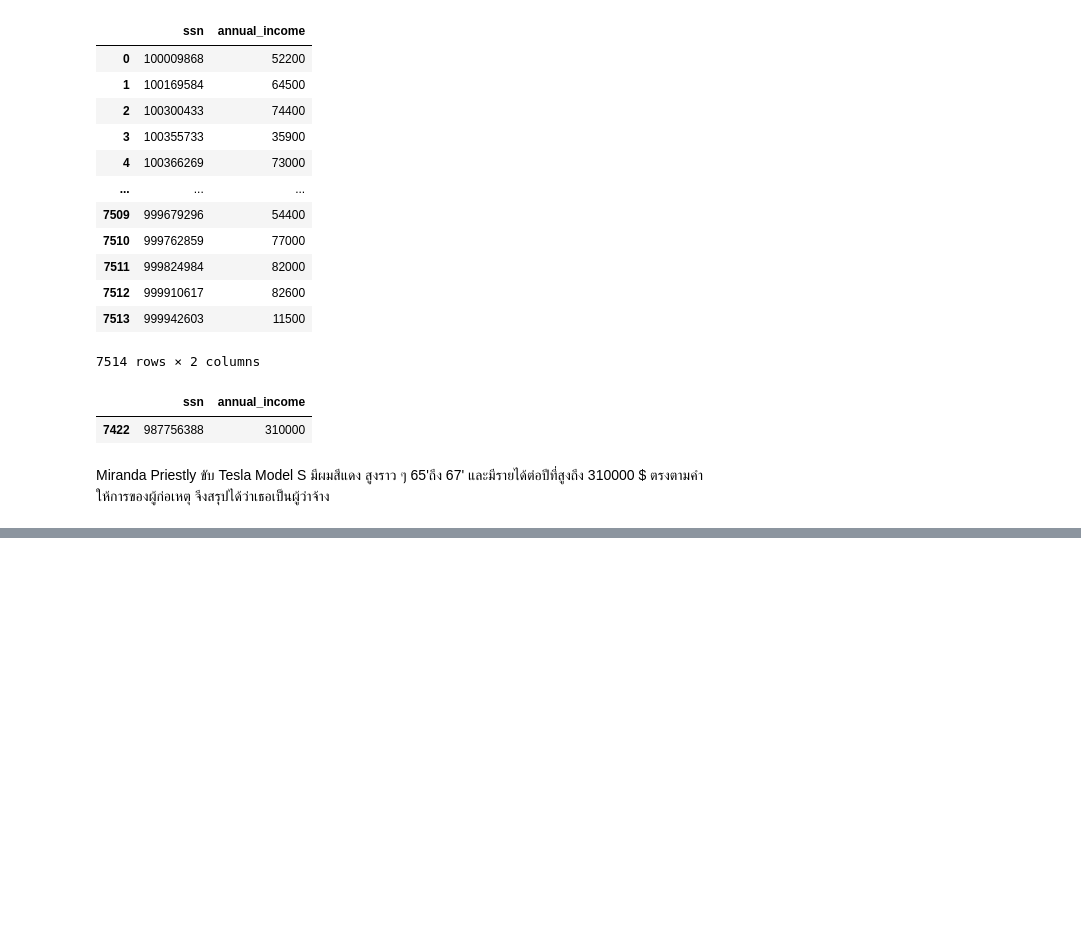
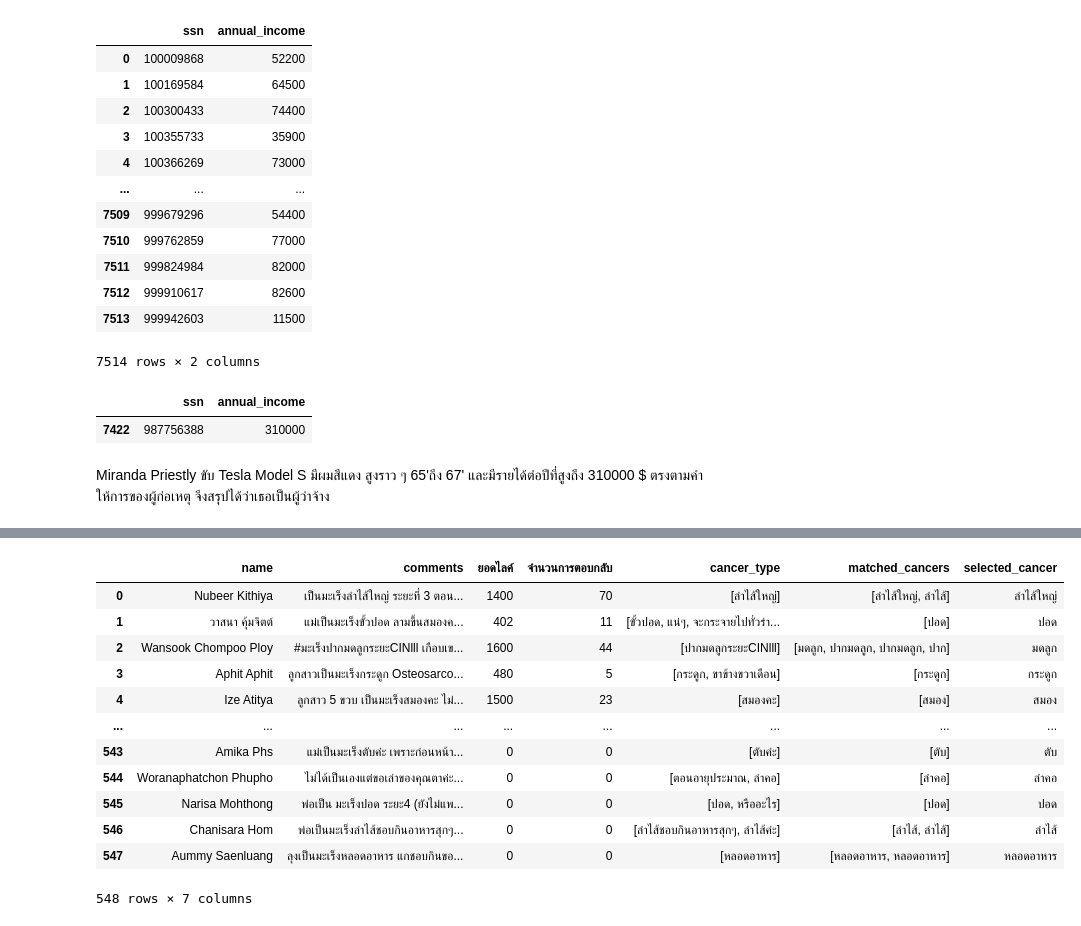
Before and after one commit to Meaiie/Data_viz_Midterm, a Jupyter notebook: Midterm_exam.ipynb, the cells around one changed output, grey strips where cells are left out. Cells and saved outputs as stored; diff of their text form; code cells hidden in the pictures; blank space fills up the shorter version.

```diff
--- a/Midterm_exam.ipynb
+++ b/Midterm_exam.ipynb
@@ -434,0 +664,35 @@ Miranda Priestly ขับ Tesla Model S มีผมสีแดง สูง
+# %%
+def replace_cancer_names(cancer_name):
+  if cancer_name == 'ลำใส้' or cancer_name == 'ลำใส่':
+    return 'ลำไส้'
+  if cancer_name == 'ไทรอย' or cancer_name == 'ไทรอยด์':
+    return 'ต่อมไทรอยด์'
+  if cancer_name == 'กะเพาะปัสสาวะ':
+    return 'กระเพาะปัสสาวะ'
+  if cancer_name == 'กระเพาะ':
+    return 'กระเพาะอาหาร'
+  if cancer_name == 'ท่อน้ําดี':
+    return 'ท่อน้ำดี'
+  if cancer_name == 'ปาก':
+    return 'ช่องปาก'
+  else:
+    return cancer_name
+
+data_cancer['selected_cancer'] = data_cancer['selected_cancer'].apply(replace_cancer_names)
+
+# แสดง DataFrame พร้อมค่าที่ถูกแทนที่
+data_cancer
+# %% [output]
+|  | name | comments | ยอดไลค์ | จำนวนการตอบกลับ | cancer_type | matched_cancers | selected_cancer |
+| 0 | Nubeer Kithiya | เป็นมะเร็งลำไส้ใหญ่ ระยะที่ 3 ตอน... | 1400 | 70 | [ลำไส้ใหญ่] | [ลำไส้ใหญ่, ลำไส้] | ลำไส้ใหญ่ |
+| 1 | วาสนา คุ้มจิตต์ | แม่เป็นมะเร็งขั้วปอด ลามขึ้นสมองค... | 402 | 11 | [ขั้วปอด, แน่ๆ, จะกระจายไปทั่วร่า... | [ปอด] | ปอด |
+| 2 | Wansook Chompoo Ploy | #มะเร็งปากมดลูกระยะCINlll เกือบเข... | 1600 | 44 | [ปากมดลูกระยะCINlll] | [มดลูก, ปากมดลูก, ปากมดลูก, ปาก] | มดลูก |
+| 3 | Aphit Aphit | ลูกสาวเป็นมะเร็งกระดูก Osteosarco... | 480 | 5 | [กระดูก, ขาข้างขวาเดือน] | [กระดูก] | กระดูก |
+| 4 | Ize Atitya | ลูกสาว 5 ขวบ เป็นมะเร็งสมองคะ ไม่... | 1500 | 23 | [สมองคะ] | [สมอง] | สมอง |
+| ... | ... | ... | ... | ... | ... | ... | ... |
+| 543 | Amika Phs | แม่เป็นมะเร็งตับค่ะ เพราะก่อนหน้า... | 0 | 0 | [ตับค่ะ] | [ตับ] | ตับ |
+| 544 | Woranaphatchon Phupho | ไม่ได้เป็นเองแต่ขอเล่าของคุณตาค่ะ... | 0 | 0 | [ตอนอายุประมาณ, ลำคอ] | [ลำคอ] | ลำคอ |
+| 545 | Narisa Mohthong | พ่อเป็น มะเร็งปอด ระยะ4 (ยังไม่แพ... | 0 | 0 | [ปอด, หรืออะไร] | [ปอด] | ปอด |
+| 546 | Chanisara Hom | พ่อเป็นมะเร็งลำไส้ชอบกินอาหารสุกๆ... | 0 | 0 | [ลำไส้ชอบกินอาหารสุกๆ, ลำไส้ค่ะ] | [ลำไส้, ลำไส้] | ลำไส้ |
+| 547 | Aummy Saenluang | ลุงเป็นมะเร็งหลอดอาหาร แกชอบกินขอ... | 0 | 0 | [หลอดอาหาร] | [หลอดอาหาร, หลอดอาหาร] | หลอดอาหาร |
+548 rows × 7 columns
```
Also changed, not shown: parts of 29 cells of this notebook.
